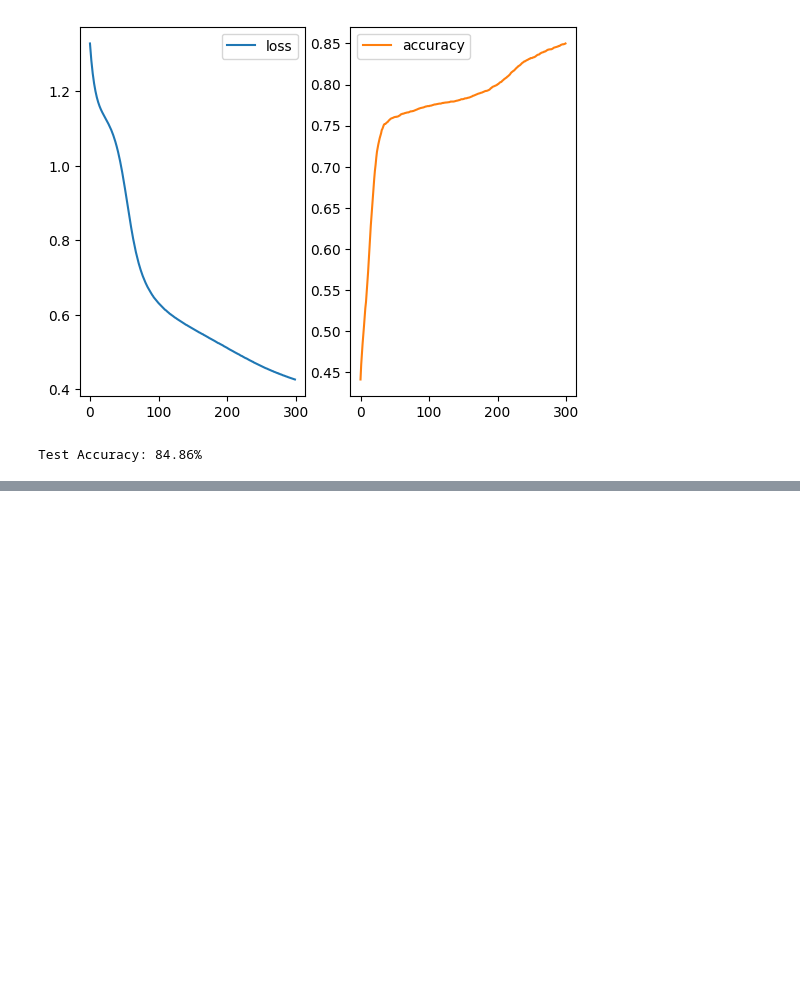
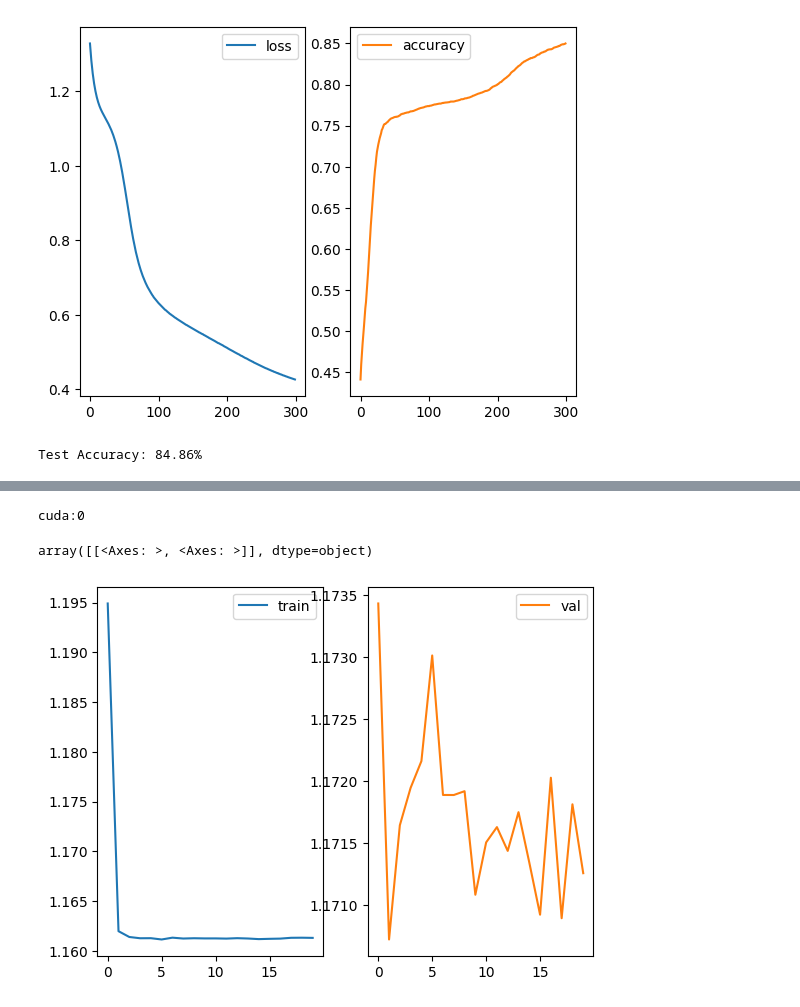
Before and after one commit to rizstwn/llm-learning, a Jupyter notebook: nlp-hundred-exercise.ipynb, the cells around one changed output, grey strips where cells are left out. Cells and saved outputs as stored; diff of their text form; code cells hidden in the pictures; blank space fills up the shorter version.

```diff
--- a/nlp-hundred-exercise.ipynb
+++ b/nlp-hundred-exercise.ipynb
@@ -2400,0 +2610,38 @@ Test Accuracy: 84.86%
+# %%
+class NewsDataset(Dataset):
+    def __init__(self, data,label) -> None:
+        super().__init__()
+        self.data = data
+        self.labels = label
+    def __len__(self):
+        return self.data.shape[0]
+    def __getitem__(self, index):
+        row = self.data[index]
+        row_label = self.labels[index]
+        return row,row_label
+class RNNModel(nn.Module):
+    def __init__(self,vocab) -> None:
+        super().__init__()
+        self.embed = nn.Embedding(num_embeddings=len(vocab)+1,embedding_dim=300)
+        self.rnn = nn.RNN(input_size=300,hidden_size=50,batch_first=True)
+        self.lin = nn.Linear(in_features=50,out_features=4)
+        self.actv = nn.ReLU()
+        self.vocab = vocab
+        # self.softmax = nn.Softmax(dim=1)
+
+    def forward(self, x):
+        x = self.embed(x)
+        x = self.rnn(x)[0]
+        x = self.actv(x)
+        x = self.lin(x[:,-1,:])
+        # x = self.softmax(x)
+        return x
+
+b_size = 16
+device = torch.device('cuda:0' if torch.cuda.is_available() else 'cpu')
+print(device)
+train_dataloader = DataLoader(NewsDataset(train_df_tensor,train_label_tensor), batch_size=b_size, shuffle=True)
+test_dataloader = DataLoader(NewsDataset(test_df_tensor,test_label_tensor), batch_size=b_size, shuffle=True)
+val_dataloader = DataLoader(NewsDataset(val_df_tensor,val_label_tensor), batch_size=b_size, shuffle=True)
+# %% [output]
+cuda:0
@@ -2400,0 +2715,5 @@ Test Accuracy: 84.86%
+# %%
+pd.DataFrame(losses).astype(float).plot(kind='line', subplots=True, layout=(1,2))
+# %% [output]
+array([[<Axes: >, <Axes: >]], dtype=object)
+[figure, added]
```
Also changed, not shown: parts of 21 cells of this notebook.
